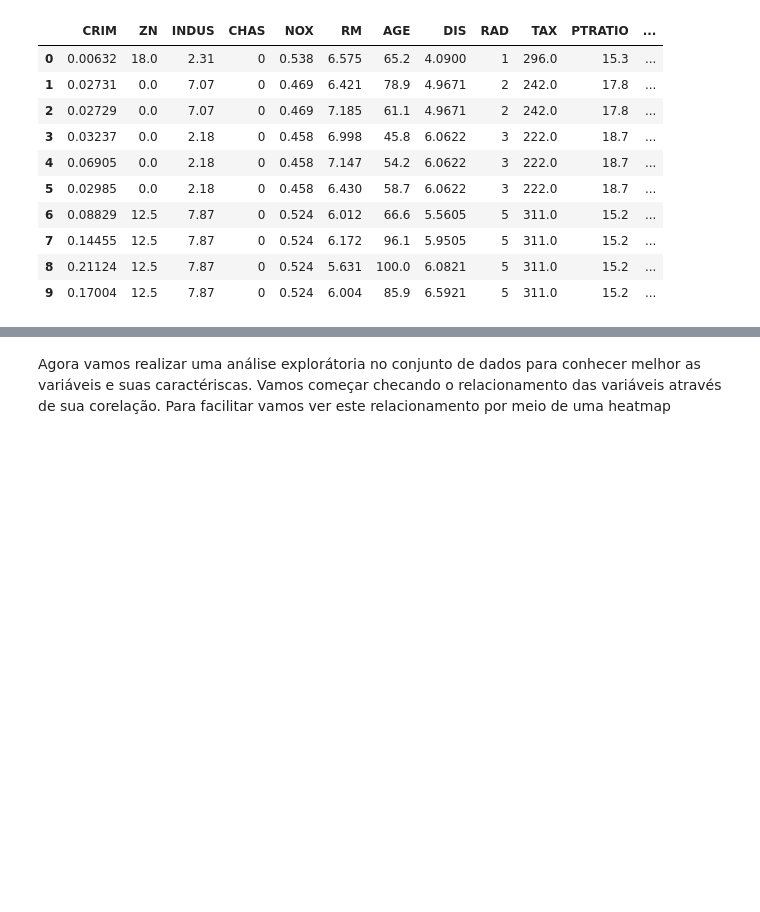
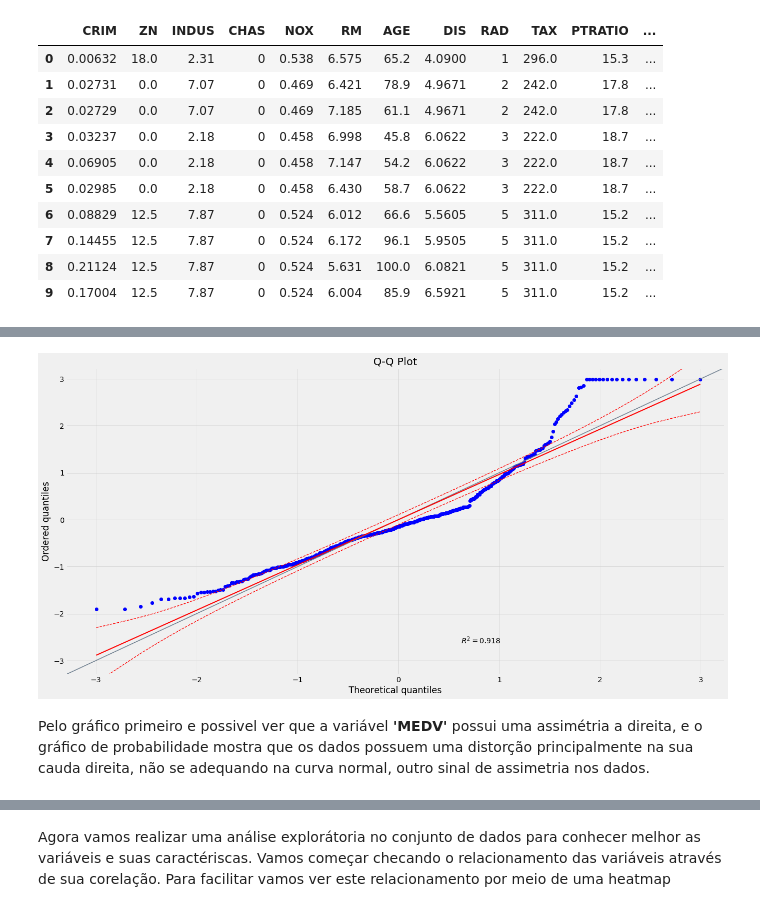
Before and after one commit to bobcastaldeli/LASSO-Regression, a Jupyter notebook: LassoRegression.ipynb, the cells around one changed output, grey strips where cells are left out. Cells and saved outputs as stored; diff of their text form; code cells hidden in the pictures; blank space fills up the shorter version.

```diff
--- a/LassoRegression.ipynb
+++ b/LassoRegression.ipynb
@@ -87,3 +102,15 @@ df.head(10)
+# %%
+# Cria o gráfico
+pg.qqplot(df['MEDV'],
+          dist='norm',
+          figsize=(20, 10))
+
+# Mostra o gráfico
+plt.show()
+# %% [output]
+[figure, added]
+# %% [markdown]
+Pelo gráfico primeiro e possivel ver que a variável **'MEDV'** possui uma assimétria a direita, e o gráfico de probabilidade mostra que os dados possuem uma distorção principalmente na sua cauda direita, não se adequando na curva normal, outro sinal de assimetria nos dados.
 # %%
 # Sumário estístico dos dados
 df.describe()
```
Also changed, not shown: parts of 17 cells of this notebook.
